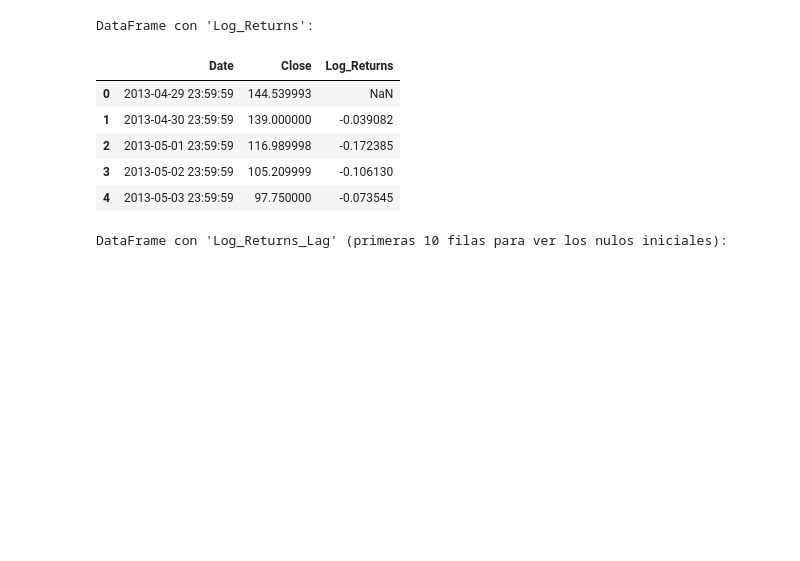
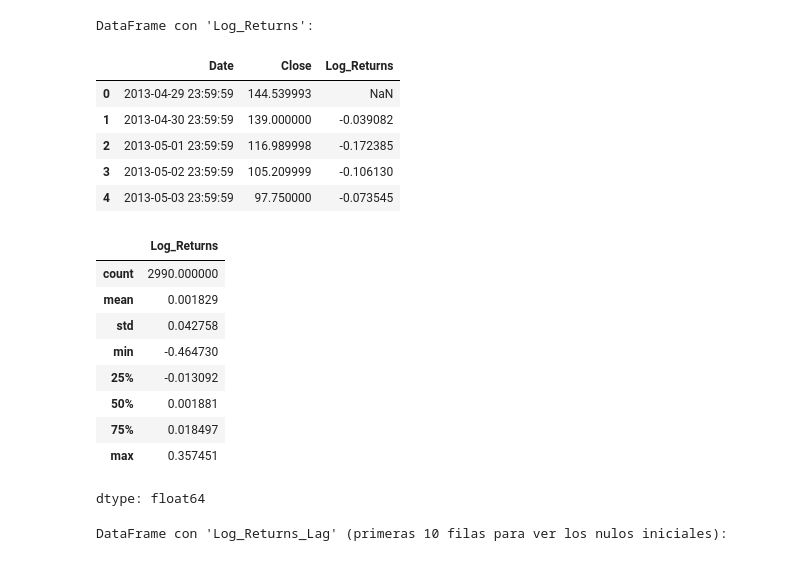
Before and after one commit to Juan-Medinaa/talento_tech, a Jupyter notebook: proyecto_final/Proyecto.ipynb, the cells around one changed output. Saved outputs shown, nothing was run; the diff lists cells and outputs as text; code cells hidden in the pictures; blank space fills up the shorter version.

```diff
--- a/proyecto_final/Proyecto.ipynb
+++ b/proyecto_final/Proyecto.ipynb
@@ -122,6 +124,19 @@ DataFrame con 'Log_Returns':
 | 2 | 2013-05-01 23:59:59 | 116.989998 | -0.172385 |
 | 3 | 2013-05-02 23:59:59 | 105.209999 | -0.106130 |
 | 4 | 2013-05-03 23:59:59 | 97.750000 | -0.073545 |
+# %%
+price_df['Log_Returns'].describe()
+# %% [output]
+|  | Log_Returns |
+| count | 2990.000000 |
+| mean | 0.001829 |
+| std | 0.042758 |
+| min | -0.464730 |
+| 25% | -0.013092 |
+| 50% | 0.001881 |
+| 75% | 0.018497 |
+| max | 0.357451 |
+dtype: float64
 # %%
 # 2. Crear 7 columnas de lags de los rendimientos logarítmicos
 for i in range(1, 8):
```
Also changed, not shown: parts of 8 cells of this notebook.
